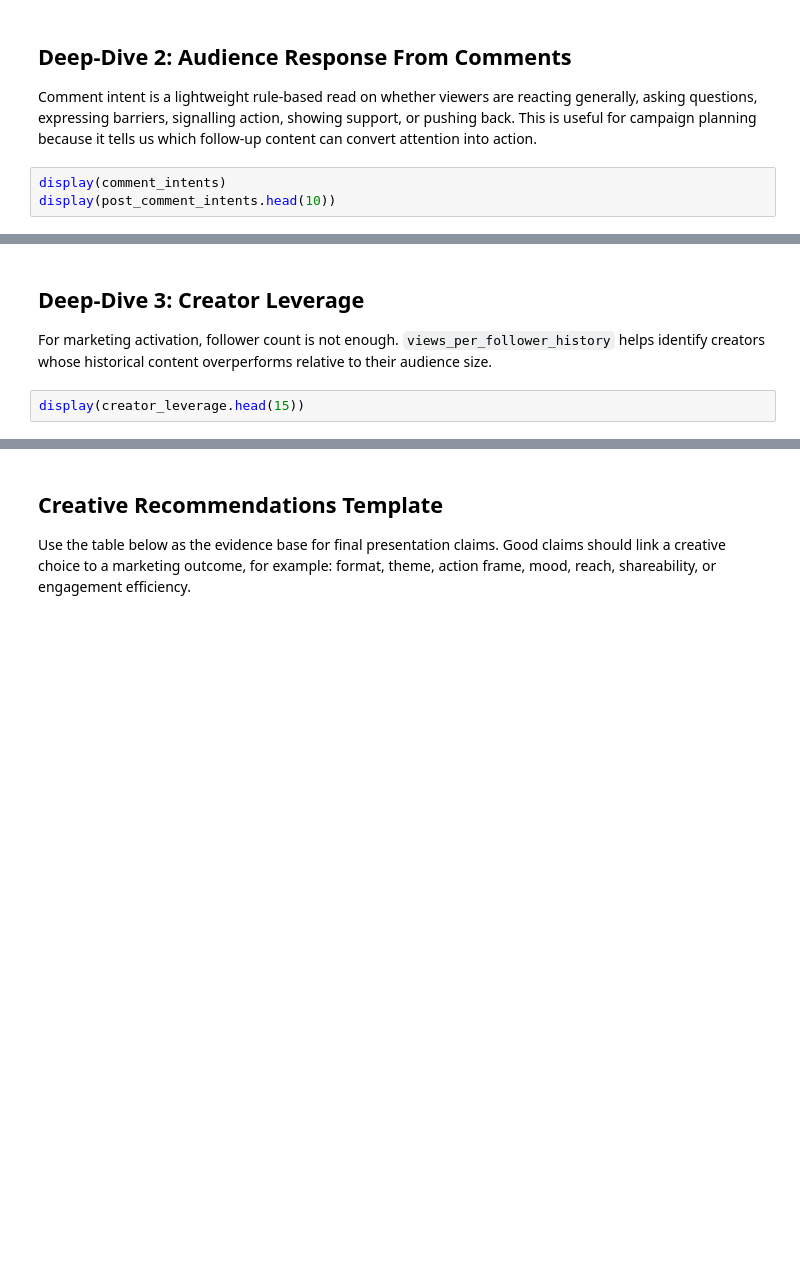
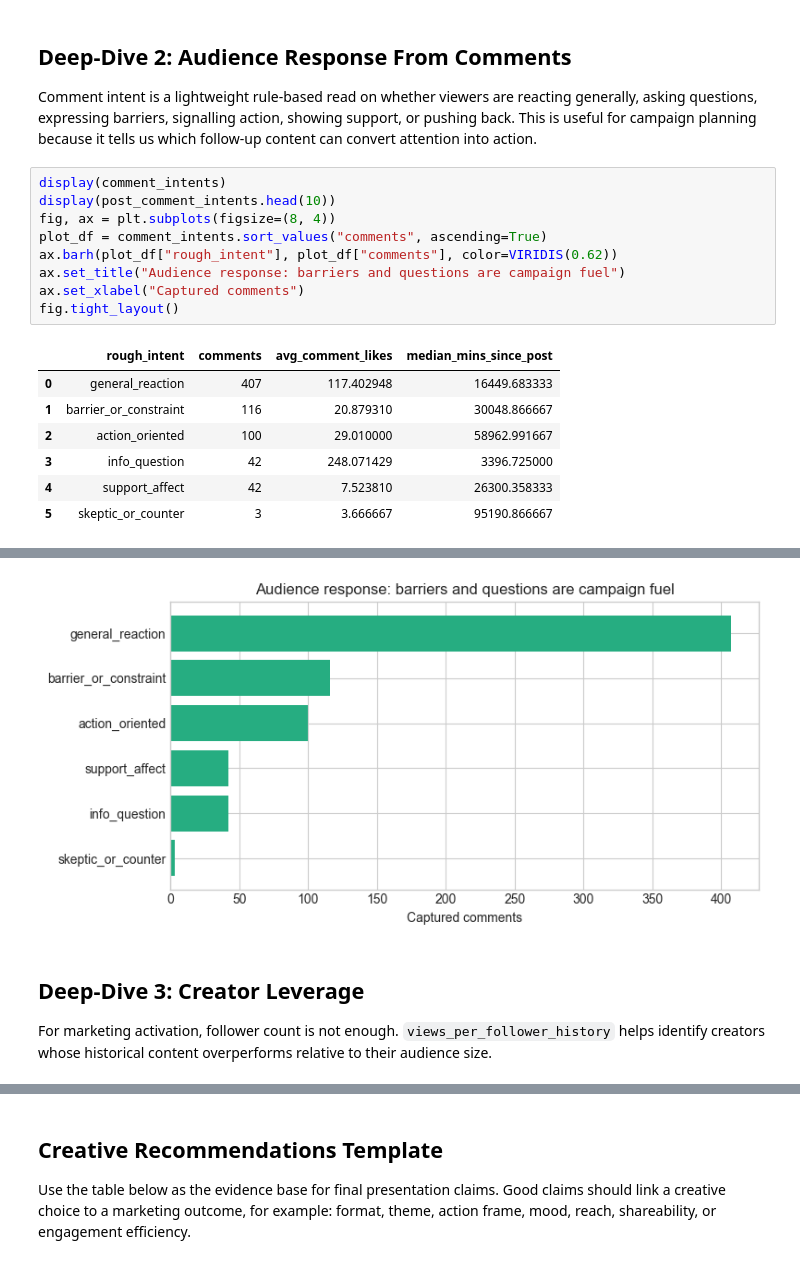
Before and after one commit to tuannm3812/tiktok-semantic, a Jupyter notebook: notebooks/01_competition_analysis.ipynb, the cells around one changed output, grey strips where cells are left out. Cells and saved outputs as stored; diff of their text form; blank space fills up the shorter version.

```diff
--- a/notebooks/01_competition_analysis.ipynb
+++ b/notebooks/01_competition_analysis.ipynb
@@ -95,6 +214,20 @@ display(content_type)
 ## Deep-Dive 2: Audience Response From Comments
 
 Comment intent is a lightweight rule-based read on whether viewers are reacting generally, asking questions, expressing barriers, signalling action, showing support, or pushing back. This is useful for campaign planning because it tells us which follow-up content can convert attention into action.
-# %%
-display(comment_intents)
-display(post_comment_intents.head(10))
+# %%
+display(comment_intents)
+display(post_comment_intents.head(10))
+fig, ax = plt.subplots(figsize=(8, 4))
+plot_df = comment_intents.sort_values("comments", ascending=True)
+ax.barh(plot_df["rough_intent"], plot_df["comments"], color=VIRIDIS(0.62))
+ax.set_title("Audience response: barriers and questions are campaign fuel")
+ax.set_xlabel("Captured comments")
+fig.tight_layout()
+# %% [output]
+|  | rough_intent | comments | avg_comment_likes | median_mins_since_post |
+| 0 | general_reaction | 407 | 117.402948 | 16449.683333 |
+| 1 | barrier_or_constraint | 116 | 20.879310 | 30048.866667 |
+| 2 | action_oriented | 100 | 29.010000 | 58962.991667 |
+| 3 | info_question | 42 | 248.071429 | 3396.725000 |
+| 4 | support_affect | 42 | 7.523810 | 26300.358333 |
+| 5 | skeptic_or_counter | 3 | 3.666667 | 95190.866667 |
@@ -101,6 +243,5 @@ display(post_comment_intents.head(10))
+[figure, added]
 # %% [markdown]
 ## Deep-Dive 3: Creator Leverage
 
 For marketing activation, follower count is not enough. `views_per_follower_history` helps identify creators whose historical content overperforms relative to their audience size.
-# %%
-display(creator_leverage.head(15))
```
Also changed, not shown: parts of 17 cells of this notebook, 5 other files.
